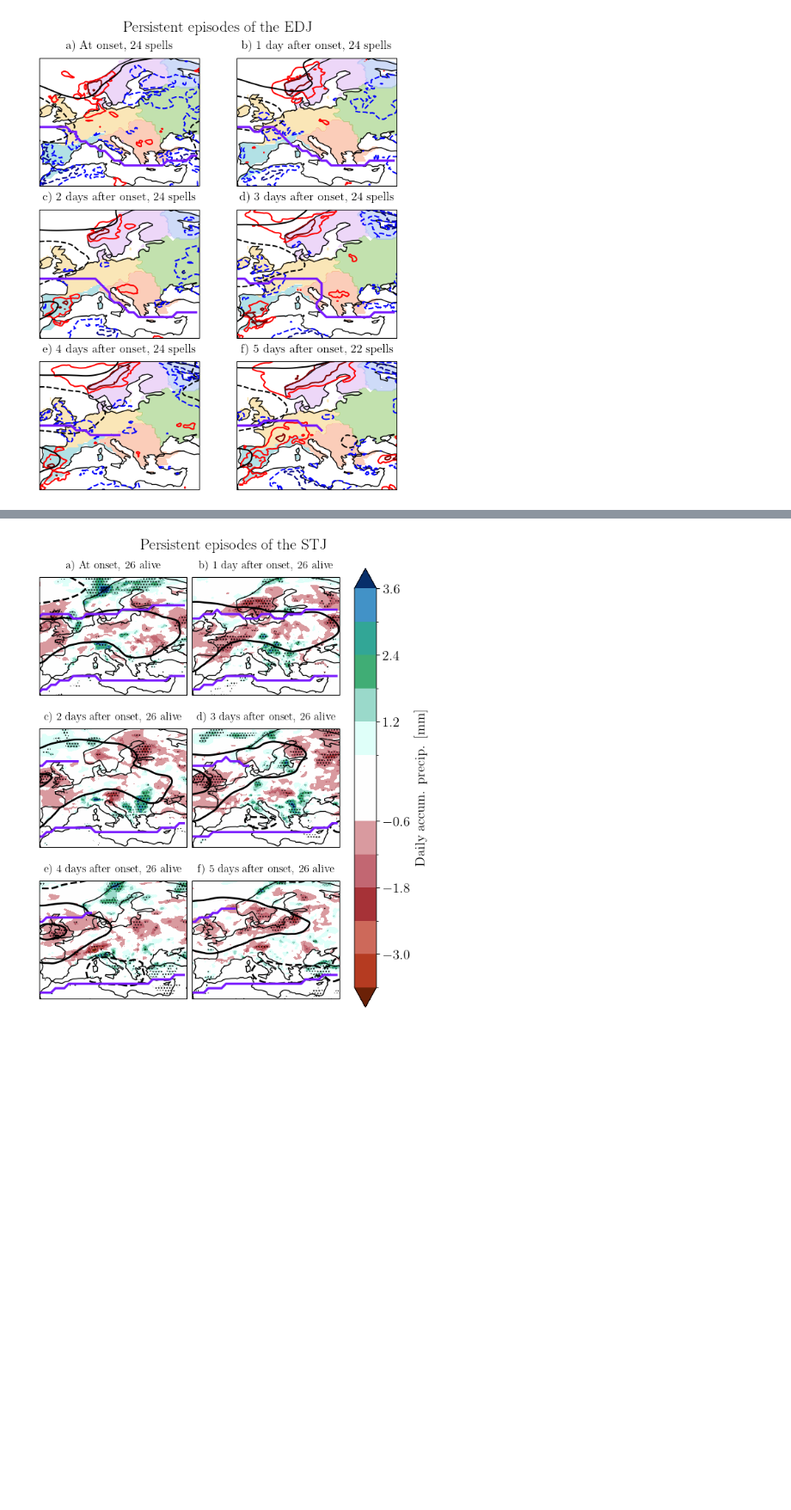
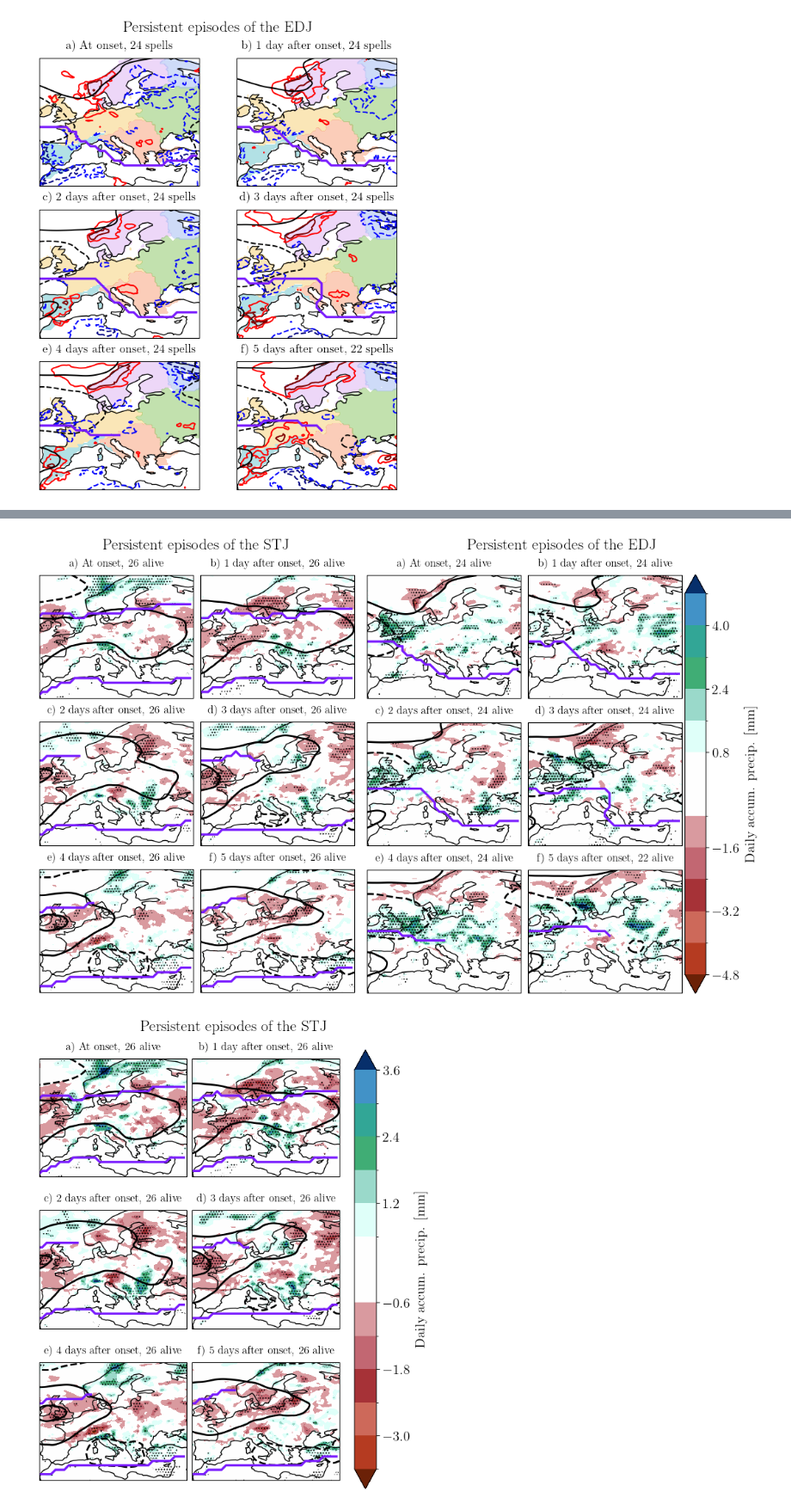
Before and after one commit to hbanderier/persistent-extremes-era5, a Jupyter notebook: Persistence/persistent_jets_v2.ipynb, the cells around one changed output, grey strips where cells are left out. Shown at 86% size. Drawn from its saved outputs; the diff is of its cells as text; code cells hidden in the pictures; blank space fills up the shorter version.

```diff
--- a/Persistence/persistent_jets_v2.ipynb
+++ b/Persistence/persistent_jets_v2.ipynb
@@ -921,6 +889,63 @@ for jet in spells_list:
     clu.resize_relative([1.1, 1])
     clu.fig.savefig(f"{FIGURES}/jet_persistence/realspace_stuff/{da.name}_anom_realspace_{jet}.png")
     plt.close()
+# %%
+from string import ascii_lowercase
+plt.rc("axes", titlesize=12)
+da = da_tp_anom.copy().sel(lon=slice(-10, 40), lat=slice(30, 70)) * 1000
+plot_kwargs = {
+    "cmap": colormaps.precip4_diff_19lev,
+    "levels": np.linspace(-4.8, 4.8, 13).tolist(),
+    "transparify": 0,
+    "hatch": "....", "cbar_kwargs": {"shrink": 1., "pad": 0.01}
+}
+da_contour = da_z500_anom.sel(time=(da_z500_anom.time.dt.hour == 0) & (da_z500_anom.time.dt.year>=1959), lon=slice(-10, 40), lat=slice(30, 70))
+cmap = colormaps.BlWhRe
+nrow, ncol = 3, 2
+n = nrow * ncol
+clusters_da = np.abs(xr.open_dataarray("/storage/workspaces/giub_meteo_impacts/ci01/ERA5/heatwaves_duncan/cluster_df.nc").load())
+clusters_da = clusters_da.interp(lat=np.arange(32, 72, 0.5), method="nearest")
+cmap = colormaps.pastel
+norm = BoundaryNorm(np.arange(cmap.N) + 0.5, cmap.N)
+unique_clusters = np.arange(1, 7)
+colors_clusters = cmap(norm(unique_clusters))
+bigfig = plt.figure(figsize=(11, 7), constrained_layout=True)
+subfigs = bigfig.subfigures(1, 2, width_ratios=[.81, 1])
+
+for jet, fig in zip(spells_list_subset, subfigs):
+    clu = Clusterplot(nrow, ncol, get_region(da), fig=fig)
+    clusters_da.assign_coords(lon=clusters_da.lon - clu.central_longitude)
+    spells_from_jet_daily = daily_spells_list[jet]
+    mask = np.zeros((len(da.time), n), dtype=bool)
+    titles = []
+    for i in range(n):
+        letter = ascii_lowercase[i % len(ascii_lowercase)]
+        this_rel_time = spells_from_jet_daily.filter(pl.col("relative_index")==i)
+        mask[:, i] = np.isin(
+            da.time.values,
+            this_rel_time["time"]
+        )
+        n_spells = this_rel_time["spell"].n_unique()
+        title_0 = f"{i} day{'s' if i > 1 else ''} after onset" if i > 0 else "At onset"
+        titles.append(f"{letter}) {title_0}, {n_spells} alive")
+    _ = clu.add_any_contour_from_mask(da, mask, type="contourf", stippling=True, cbar_label=long_names[da.name], titles=titles, **plot_kwargs, draw_cbar=jet=="EDJ_catd")
+    _ = clu.add_any_contour_from_mask(da_contour, mask, type="contour", levels=[-60, -20, 20, 60], linewidths=2.)
+    masked_da = []
+    time_name = "time"
+    reduction_function = np.nanmean
+    for mas in mask.T:
+        masked_da.append(ds.sel(time=(ds.time.dt.month.isin([6, 7, 8, 9])) & (ds.time.dt.hour == 0)).isel({time_name: mas}).reduce(reduction_function, dim=time_name))
+    masked_da = xr.concat(masked_da, dim="relative_index").assign_coords(relative_index=np.arange(n) - 4)
+    jets_on_mean = find_all_jets(masked_da)
+    for j in range(n):
+        i = j - 4
+        for _, jet_ in jets_on_mean.filter(pl.col("relative_index") == i).group_by("jet ID"):
+            lo, la = jet_[["lon", "lat"]]
+            clu.axes[j].plot(lo - clu.central_longitude, la, lw=2.5, color=COLORS[1])
+    clu.fig.suptitle(f"Persistent episodes of the {jet[:3]}")
+bigfig.savefig(f"{FIGURES}/jet_persistence/realspace_stuff/{da.name}_realspace_both.png")
+# %% [output]
+[figure, added]
 # %%
 da = da_tp_anom.copy().sel(lon=slice(-10, 40), lat=slice(30, 70)) * 1000
 plot_kwargs = {
```
Also changed, not shown: parts of 9 cells of this notebook.
